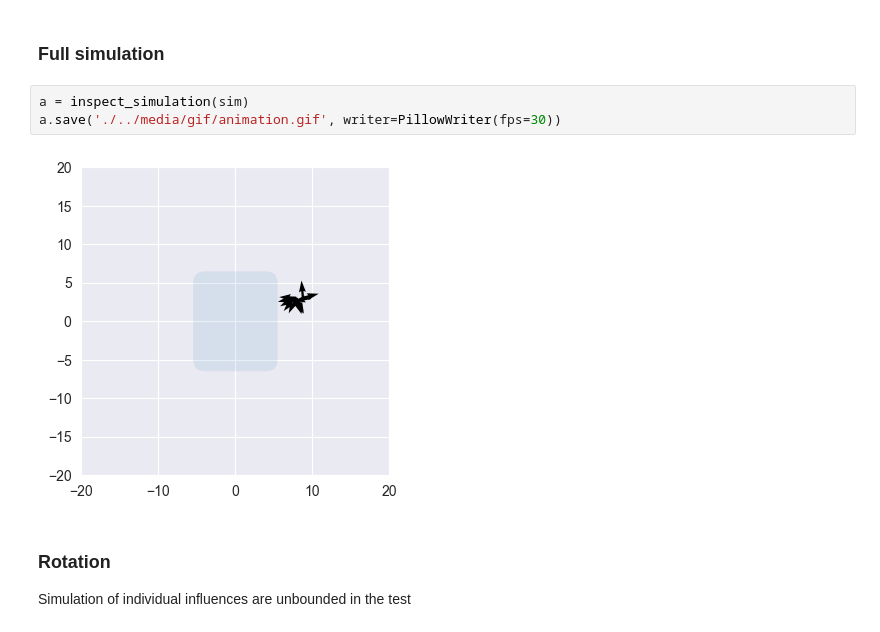
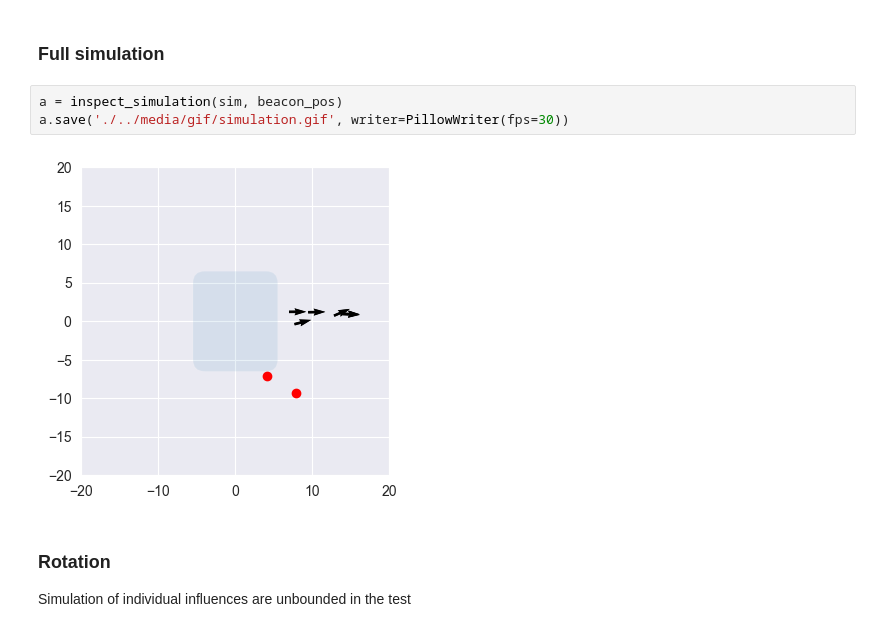
Before and after one commit to jerrymhuang/TogetherFlow, a Jupyter notebook: togetherflow/simulation_test.ipynb, the cells around one changed output. Saved outputs shown, nothing was run; the diff lists cells and outputs as text.

```diff
--- a/togetherflow/simulation_test.ipynb
+++ b/togetherflow/simulation_test.ipynb
@@ -75,10 +92,10 @@ sim = motion_simulation(timesteps=300)
 # %% [markdown]
 ### Full simulation
 # %%
-a = inspect_simulation(sim)
-a.save('./../media/gif/animation.gif', writer=PillowWriter(fps=30))
+a = inspect_simulation(sim, beacon_pos)
+a.save('./../media/gif/simulation.gif', writer=PillowWriter(fps=30))
 # %% [output]
-[figure, old version]
+[figure, new version]
 # %% [markdown]
 ### Rotation
 
```
Also changed, not shown: parts of 3 cells of this notebook, 4 other files.
